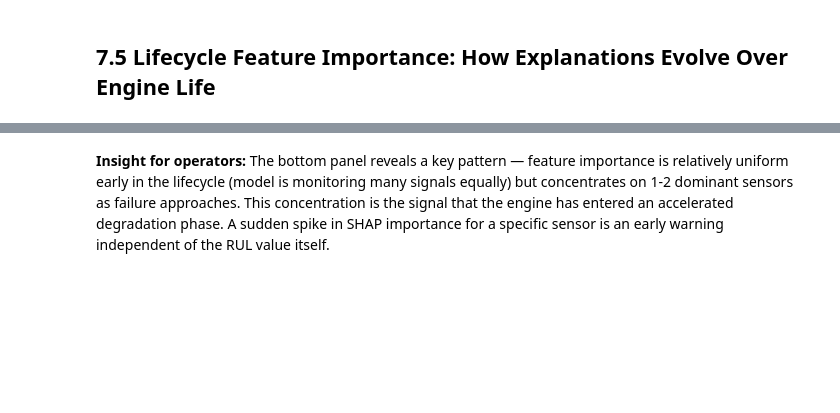
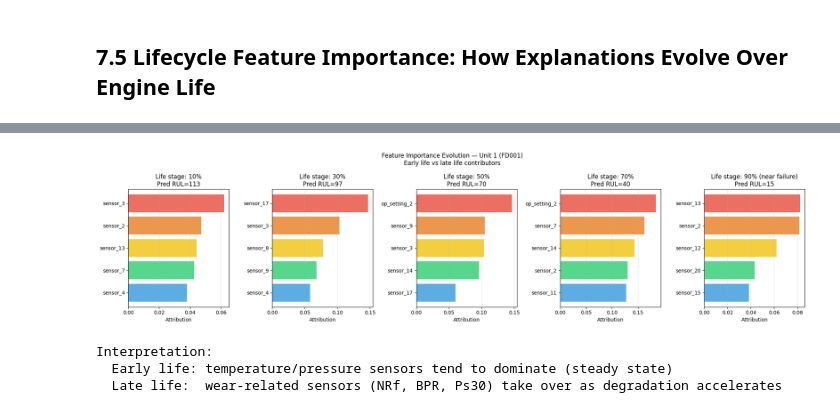
Before and after one commit to SKYTAN-050107/VHack_RUL_Predictions, a Jupyter notebook: notebooks/07_interpretability.ipynb, the cells around one changed output, grey strips where cells are left out. Drawn from its saved outputs; the diff is of its cells as text; code cells hidden in the pictures; blank space fills up the shorter version.

```diff
--- a/notebooks/07_interpretability.ipynb
+++ b/notebooks/07_interpretability.ipynb
@@ -281,7 +391,49 @@ plt.show()
-# %% [markdown]
-**Insight for operators:** The bottom panel reveals a key pattern —
-feature importance is relatively uniform early in the lifecycle (model
-is monitoring many signals equally) but concentrates on 1-2 dominant sensors
-as failure approaches. This concentration is the signal that the engine has
-entered an accelerated degradation phase. A sudden spike in SHAP importance
-for a specific sensor is an early warning independent of the RUL value itself.
+# %%
+# ── CELL 14: Lifecycle evolution of feature importance ────────────────────────
+# For one training unit, compute feature importance at 5 lifecycle stages
+LIFECYCLE_UNIT = 1   # unit_id to trace through its full life
+
+run_df   = df_tr[df_tr['unit_id'] == LIFECYCLE_UNIT].sort_values('cycle')
+X_life   = create_windows_for_unit_lifecycle(run_df, FEATURE_COLS, WINDOW_SIZE_CNN)
+X_life   = X_life.astype(np.float32)
+n_life   = len(X_life)
+
+stage_indices = [
+    int(n_life * 0.1),
+    int(n_life * 0.3),
+    int(n_life * 0.5),
+    int(n_life * 0.7),
+    int(n_life * 0.9),
+]
+stage_labels = ['10%', '30%', '50%', '70%', '90% (near failure)']
+
+fig, axes = plt.subplots(1, 5, figsize=(20, 5), sharey=False)
+
+for ax, idx, label in zip(axes, stage_indices, stage_labels):
+    x_stage = X_life[idx:idx+1]
+    rul_stage = float(cnn_model.predict(x_stage, verbose=0)[0][0]) * MAX_RUL
+
+    imp = gradient_attribution(
+        cnn_model, x_stage, FEATURE_COLS, X_background=X_bg, batch_size=1
+    ).head(5)
+
+    colours = ['#e74c3c', '#e67e22', '#f1c40f', '#2ecc71', '#3498db']
+    ax.barh(imp.index[::-1], imp.values[::-1],
+            color=colours[:len(imp)][::-1], alpha=0.8)
+    ax.set_title(f'Life stage: {label}\nPred RUL={rul_stage:.0f}')
+    ax.set_xlabel('Attribution')
+    ax.grid(alpha=0.3, axis='x')
+
+plt.suptitle(f'Feature Importance Evolution — Unit {LIFECYCLE_UNIT} (FD001)\n'
+             'Early life vs late life contributors', fontsize=12)
+plt.tight_layout()
+plt.show()
+
+print('Interpretation:')
+print('  Early life: temperature/pressure sensors tend to dominate (steady state)')
+print('  Late life:  wear-related sensors (NRf, BPR, Ps30) take over as degradation accelerates')
+# %% [output]
+[figure, added]
+Interpretation:
+  Early life: temperature/pressure sensors tend to dominate (steady state)
+  Late life:  wear-related sensors (NRf, BPR, Ps30) take over as degradation accelerates
```
Also changed, not shown: parts of 24 cells of this notebook, 20 other files.
